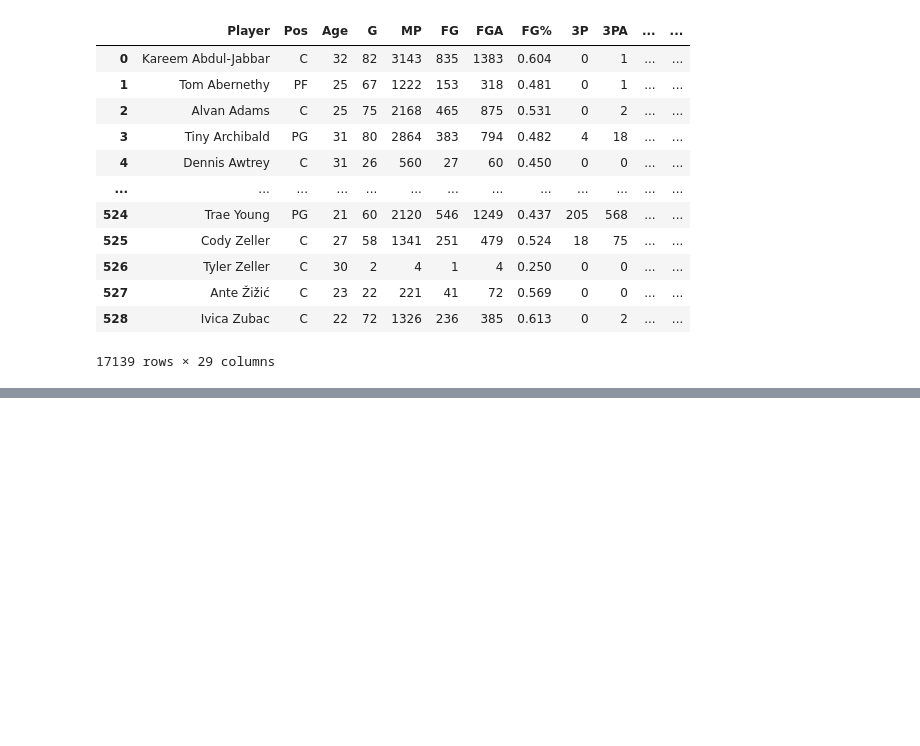
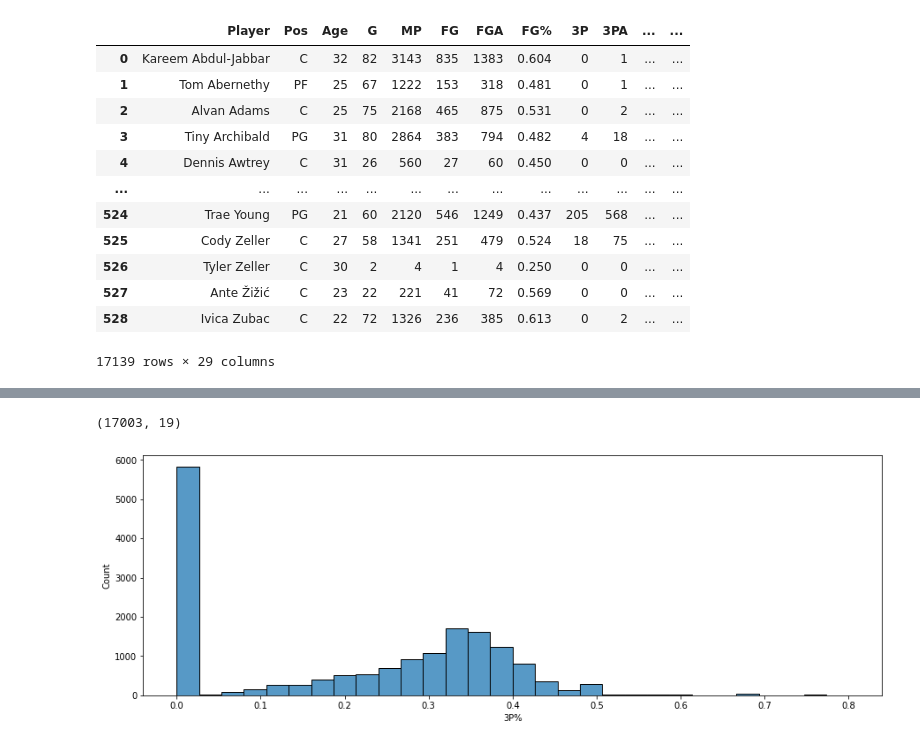
Before and after one commit to ferolifil/nba-mvp-predictor, a Jupyter notebook: analysis.ipynb, the cells around one changed output, grey strips where cells are left out. Cells and saved outputs as stored; diff of their text form; code cells hidden in the pictures; blank space fills up the shorter version.

```diff
--- a/analysis.ipynb
+++ b/analysis.ipynb
@@ -36,0 +140,6 @@ display(nba_dataset)
+# %%
+histograma(nba_dataset['3P%'])
+print(nba_dataset.shape)
+# %% [output]
+(17003, 19)
+[figure, added]
```
Also changed, not shown: parts of 15 cells of this notebook.
